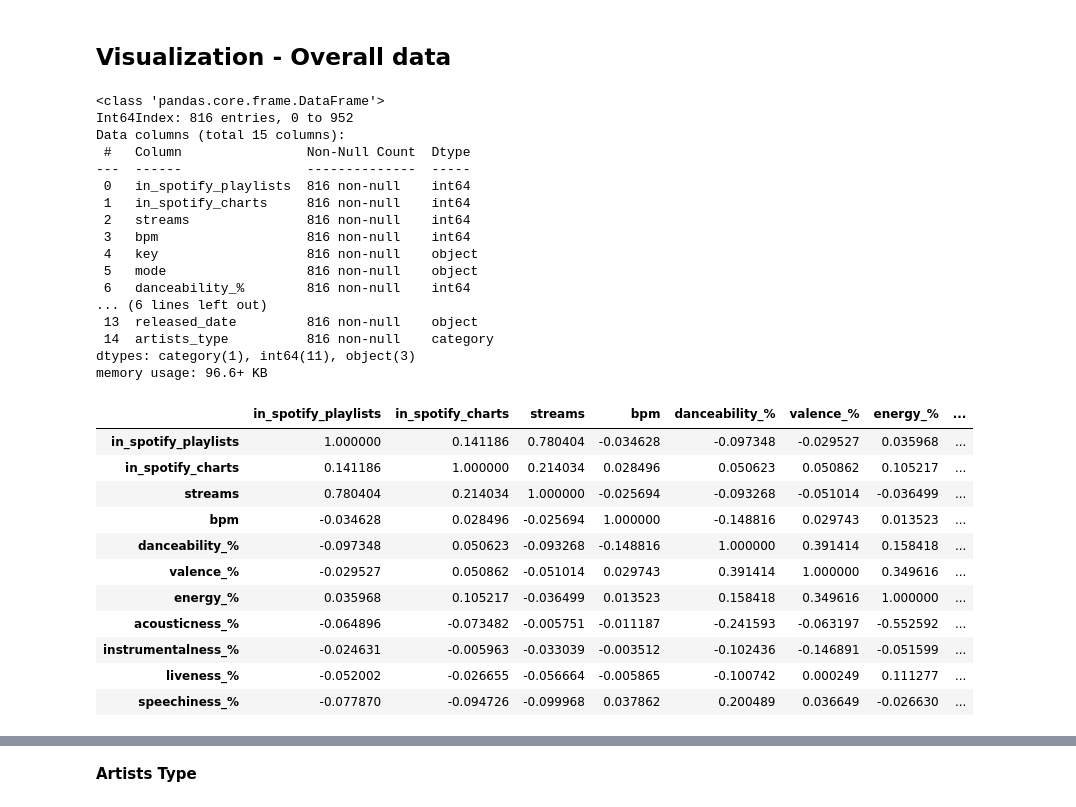
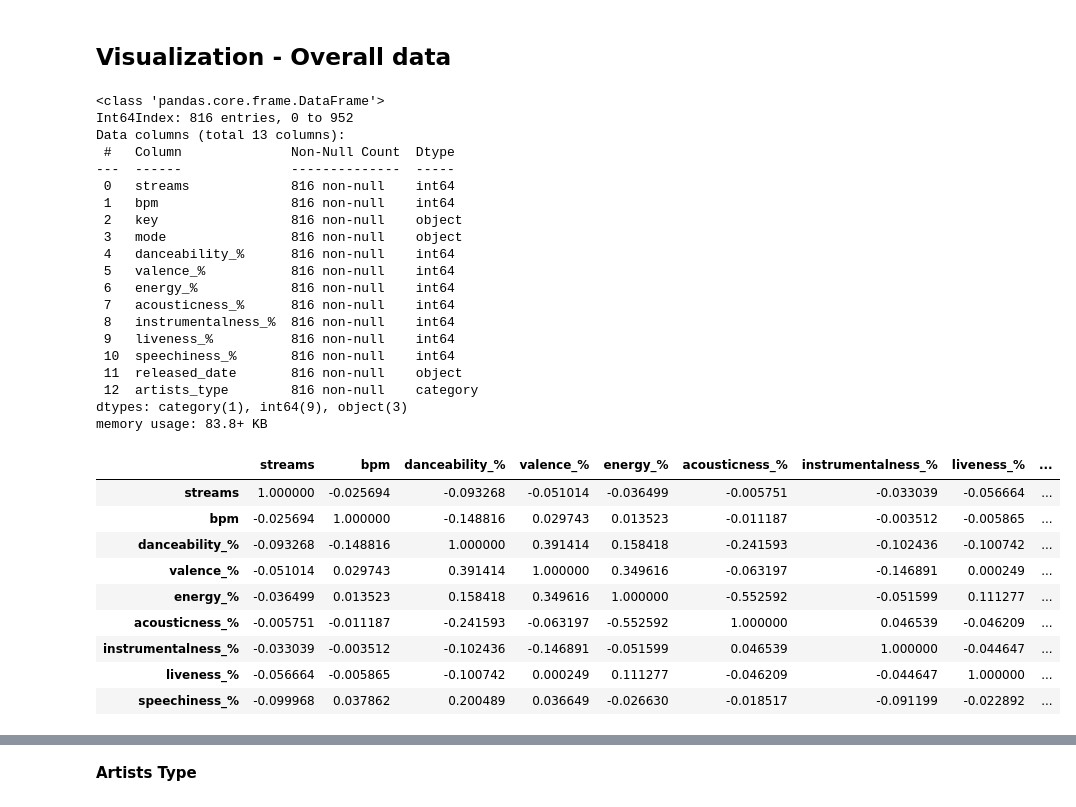
Before and after one commit to low122/Spotify-music-trend, a Jupyter notebook: spotifyAnalysis.ipynb, the cells around one changed output, grey strips where cells are left out. Cells and saved outputs as stored; diff of their text form; code cells hidden in the pictures.

```diff
--- a/spotifyAnalysis.ipynb
+++ b/spotifyAnalysis.ipynb
@@ -233,11 +228,11 @@ dtype: int64
 # %%
 new_spotify_data = spotify_data.loc[:,:]
 # %%
-playlists_col = new_spotify_data.loc[:, ['in_apple_playlists','in_deezer_playlists']]
+playlists_col = new_spotify_data.loc[:, ['in_apple_playlists','in_deezer_playlists', 'in_spotify_playlists']]
 # Drop those columes with playlists
 new_spotify_data = new_spotify_data.drop(playlists_col.columns, axis = 1)
 # %%
-charts_col = new_spotify_data.loc[:, ['in_apple_charts','in_deezer_charts','in_shazam_charts']]
+charts_col = new_spotify_data.loc[:, ['in_apple_charts','in_deezer_charts','in_shazam_charts', 'in_spotify_charts']]
 
 # Drop those columes with chart
 new_spotify_data.drop(charts_col.columns, axis = 1, inplace = True)
@@ -282,40 +277,40 @@ new_spotify_data.info()
 # %% [output]
 <class 'pandas.core.frame.DataFrame'>
 Int64Index: 816 entries, 0 to 952
-Data columns (total 15 columns):
- #   Column                Non-Null Count  Dtype
----  ------                --------------  -----
- 0   in_spotify_playlists  816 non-null    int64
- 1   in_spotify_charts     816 non-null    int64
- 2   streams               816 non-null    int64
- 3   bpm                   816 non-null    int64
- 4   key                   816 non-null    object
- 5   mode                  816 non-null    object
- 6   danceability_%        816 non-null    int64
-... (6 lines left out)
- 13  released_date         816 non-null    object
- 14  artists_type          816 non-null    category
-dtypes: category(1), int64(11), object(3)
-memory usage: 96.6+ KB
+Data columns (total 13 columns):
+ #   Column              Non-Null Count  Dtype
+---  ------              --------------  -----
+ 0   streams             816 non-null    int64
+ 1   bpm                 816 non-null    int64
+ 2   key                 816 non-null    object
+ 3   mode                816 non-null    object
+ 4   danceability_%      816 non-null    int64
+ 5   valence_%           816 non-null    int64
+ 6   energy_%            816 non-null    int64
+ 7   acousticness_%      816 non-null    int64
+ 8   instrumentalness_%  816 non-null    int64
+ 9   liveness_%          816 non-null    int64
+ 10  speechiness_%       816 non-null    int64
+ 11  released_date       816 non-null    object
+ 12  artists_type        816 non-null    category
+dtypes: category(1), int64(9), object(3)
+memory usage: 83.8+ KB
 # %%
-corr_colume = ['in_spotify_playlists', 'in_spotify_charts', 'streams', 'bpm', 'danceability_%', 'valence_%', 'energy_%', 'acousticness_%', 'instrumentalness_%',
-               'liveness_%', 'speechiness_%']
+corr_colume = ['streams', 'bpm', 'danceability_%', 'valence_%', 'energy_%', 'acousticness_%', 'instrumentalness_%', 'liveness_%', 'speechiness_%']
 
 correlation_matrix = new_spotify_data[corr_colume].corr()
 correlation_matrix
 # %% [output]
-|  | in_spotify_playlists | in_spotify_charts | streams | bpm | danceability_% | valence_% | energy_% | ... |
-| in_spotify_playlists | 1.000000 | 0.141186 | 0.780404 | -0.034628 | -0.097348 | -0.029527 | 0.035968 | ... |
-| in_spotify_charts | 0.141186 | 1.000000 | 0.214034 | 0.028496 | 0.050623 | 0.050862 | 0.105217 | ... |
-| streams | 0.780404 | 0.214034 | 1.000000 | -0.025694 | -0.093268 | -0.051014 | -0.036499 | ... |
-| bpm | -0.034628 | 0.028496 | -0.025694 | 1.000000 | -0.148816 | 0.029743 | 0.013523 | ... |
-| danceability_% | -0.097348 | 0.050623 | -0.093268 | -0.148816 | 1.000000 | 0.391414 | 0.158418 | ... |
-| valence_% | -0.029527 | 0.050862 | -0.051014 | 0.029743 | 0.391414 | 1.000000 | 0.349616 | ... |
-| energy_% | 0.035968 | 0.105217 | -0.036499 | 0.013523 | 0.158418 | 0.349616 | 1.000000 | ... |
-| acousticness_% | -0.064896 | -0.073482 | -0.005751 | -0.011187 | -0.241593 | -0.063197 | -0.552592 | ... |
-| instrumentalness_% | -0.024631 | -0.005963 | -0.033039 | -0.003512 | -0.102436 | -0.146891 | -0.051599 | ... |
-| liveness_% | -0.052002 | -0.026655 | -0.056664 | -0.005865 | -0.100742 | 0.000249 | 0.111277 | ... |
-| speechiness_% | -0.077870 | -0.094726 | -0.099968 | 0.037862 | 0.200489 | 0.036649 | -0.026630 | ... |
+|  | streams | bpm | danceability_% | valence_% | energy_% | acousticness_% | instrumentalness_% | liveness_% | ... |
+| streams | 1.000000 | -0.025694 | -0.093268 | -0.051014 | -0.036499 | -0.005751 | -0.033039 | -0.056664 | ... |
+| bpm | -0.025694 | 1.000000 | -0.148816 | 0.029743 | 0.013523 | -0.011187 | -0.003512 | -0.005865 | ... |
+| danceability_% | -0.093268 | -0.148816 | 1.000000 | 0.391414 | 0.158418 | -0.241593 | -0.102436 | -0.100742 | ... |
+| valence_% | -0.051014 | 0.029743 | 0.391414 | 1.000000 | 0.349616 | -0.063197 | -0.146891 | 0.000249 | ... |
+| energy_% | -0.036499 | 0.013523 | 0.158418 | 0.349616 | 1.000000 | -0.552592 | -0.051599 | 0.111277 | ... |
+| acousticness_% | -0.005751 | -0.011187 | -0.241593 | -0.063197 | -0.552592 | 1.000000 | 0.046539 | -0.046209 | ... |
+| instrumentalness_% | -0.033039 | -0.003512 | -0.102436 | -0.146891 | -0.051599 | 0.046539 | 1.000000 | -0.044647 | ... |
+| liveness_% | -0.056664 | -0.005865 | -0.100742 | 0.000249 | 0.111277 | -0.046209 | -0.044647 | 1.000000 | ... |
+| speechiness_% | -0.099968 | 0.037862 | 0.200489 | 0.036649 | -0.026630 | -0.018517 | -0.091199 | -0.022892 | ... |
 # %%
 fig = plt.figure(figsize = (16, 8))
 sns.heatmap(correlation_matrix, cmap = 'coolwarm', annot = True)
```
Also changed, not shown: parts of 23 cells of this notebook.
